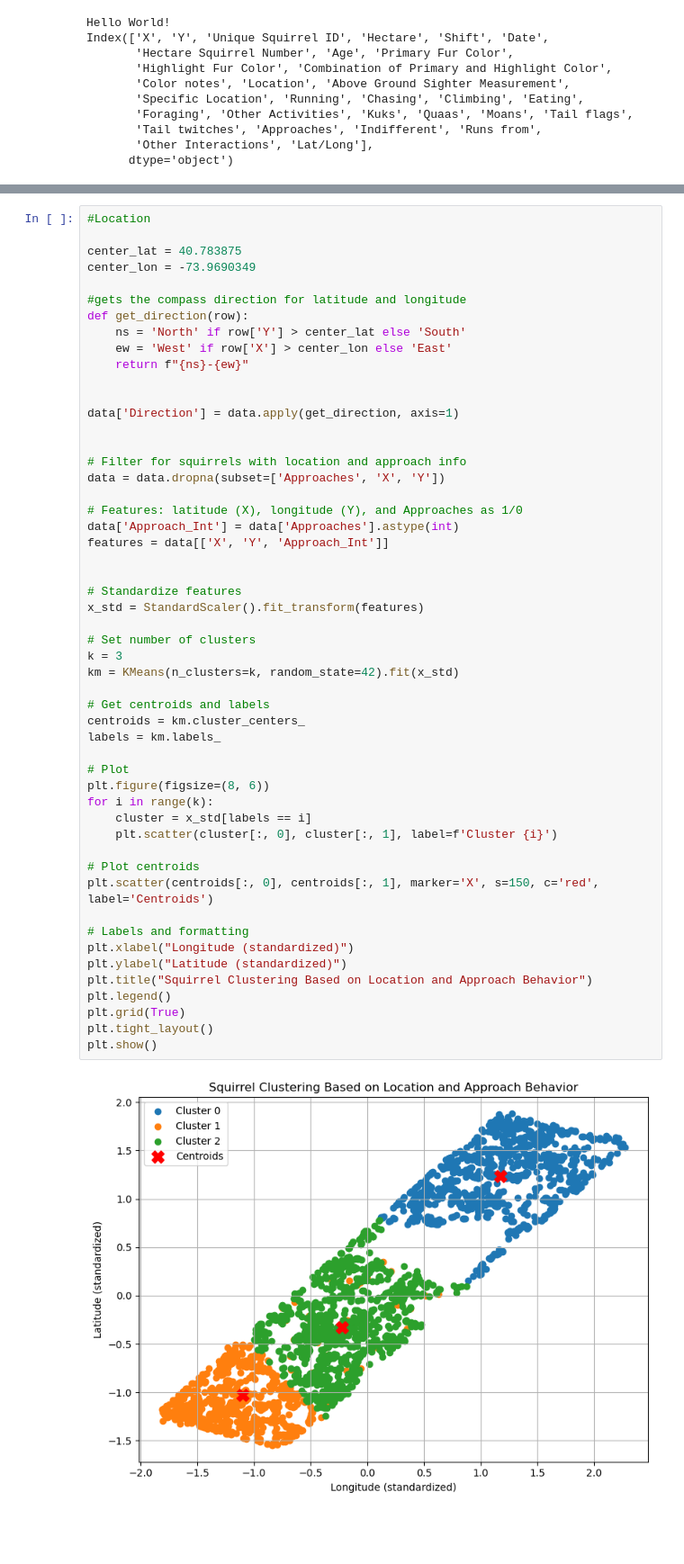
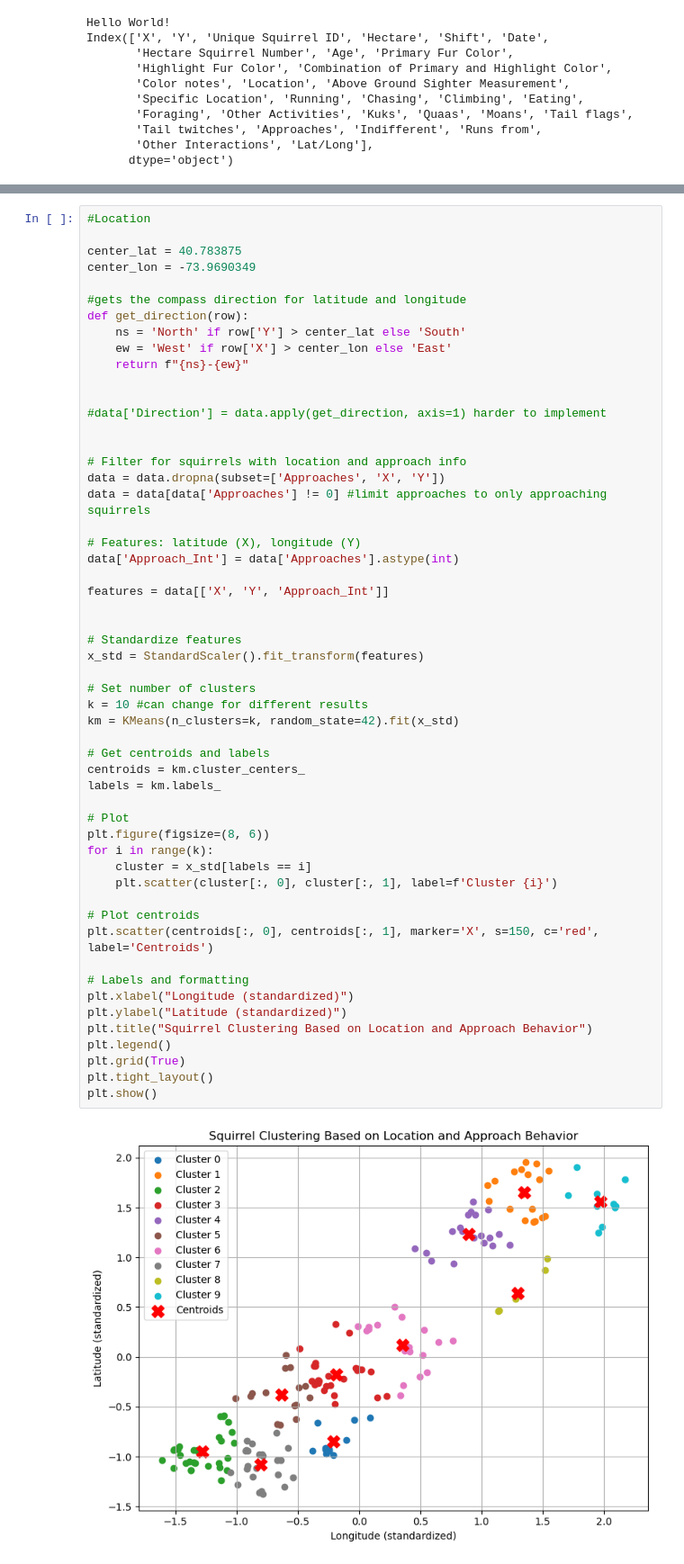
Before and after one commit to NWuSunset/SquirrelDataProject, a Jupyter notebook: sample.ipynb, the cells around one changed output, grey strips where cells are left out. Shown at 90% size. Drawn from its saved outputs; the diff is of its cells as text; blank space fills up the shorter version.

```diff
--- a/sample.ipynb
+++ b/sample.ipynb
@@ -165,44 +151,46 @@ def get_direction(row):
     return f"{ns}-{ew}"
 
 
-data['Direction'] = data.apply(get_direction, axis=1)
+#data['Direction'] = data.apply(get_direction, axis=1) harder to implement
 
 
 # Filter for squirrels with location and approach info
 data = data.dropna(subset=['Approaches', 'X', 'Y'])
+data = data[data['Approaches'] != 0] #limit approaches to only approaching squirrels
 
-# Features: latitude (X), longitude (Y), and Approaches as 1/0
+# Features: latitude (X), longitude (Y)
 data['Approach_Int'] = data['Approaches'].astype(int)
+
 features = data[['X', 'Y', 'Approach_Int']]
 
 
 # Standardize features
 x_std = StandardScaler().fit_transform(features)
 
 # Set number of clusters
-k = 3
+k = 10 #can change for different results
 km = KMeans(n_clusters=k, random_state=42).fit(x_std)
 
 # Get centroids and labels
 centroids = km.cluster_centers_
 labels = km.labels_
 
 # Plot
 plt.figure(figsize=(8, 6))
 for i in range(k):
     cluster = x_std[labels == i]
     plt.scatter(cluster[:, 0], cluster[:, 1], label=f'Cluster {i}')
 
 # Plot centroids
 plt.scatter(centroids[:, 0], centroids[:, 1], marker='X', s=150, c='red', label='Centroids')
 
 # Labels and formatting
 plt.xlabel("Longitude (standardized)")
 plt.ylabel("Latitude (standardized)")
 plt.title("Squirrel Clustering Based on Location and Approach Behavior")
 plt.legend()
 plt.grid(True)
 plt.tight_layout()
 plt.show()
 # %% [output]
-[figure, old version]
+[figure, new version]
```
Also changed, not shown: parts of 2 cells of this notebook.
